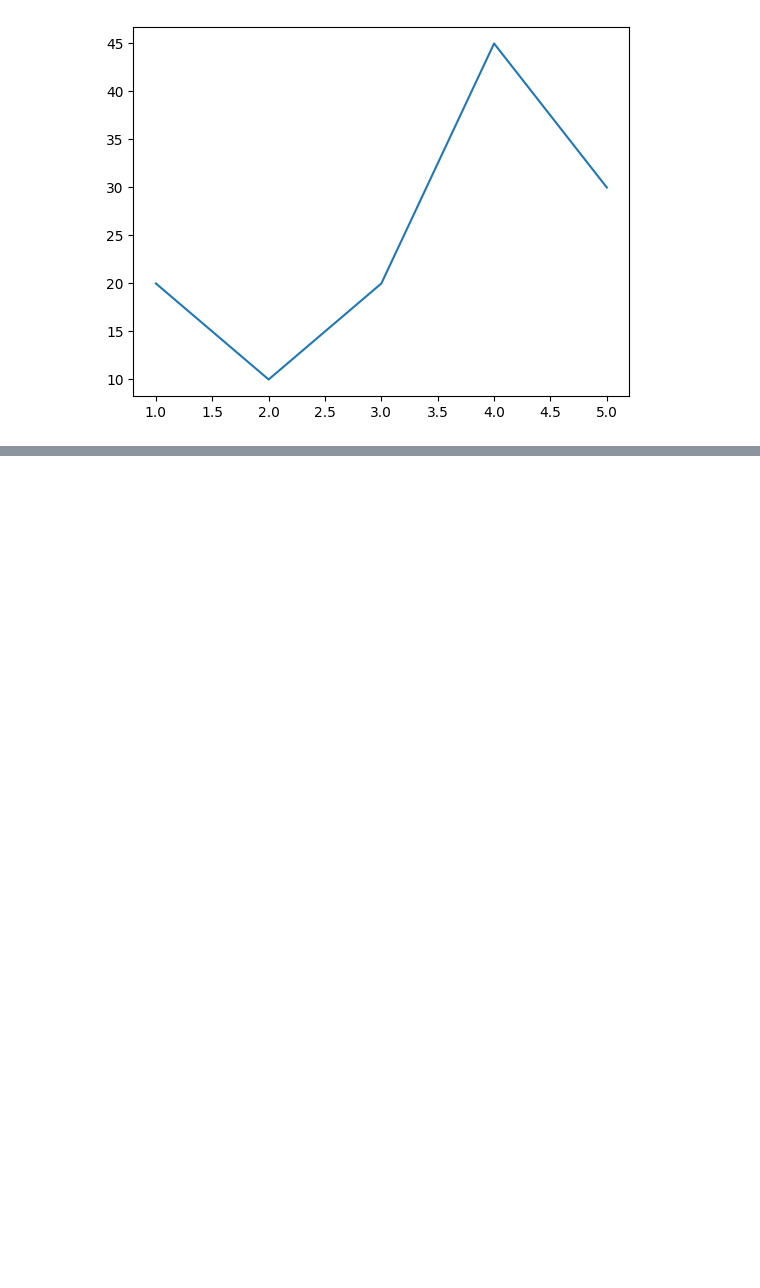
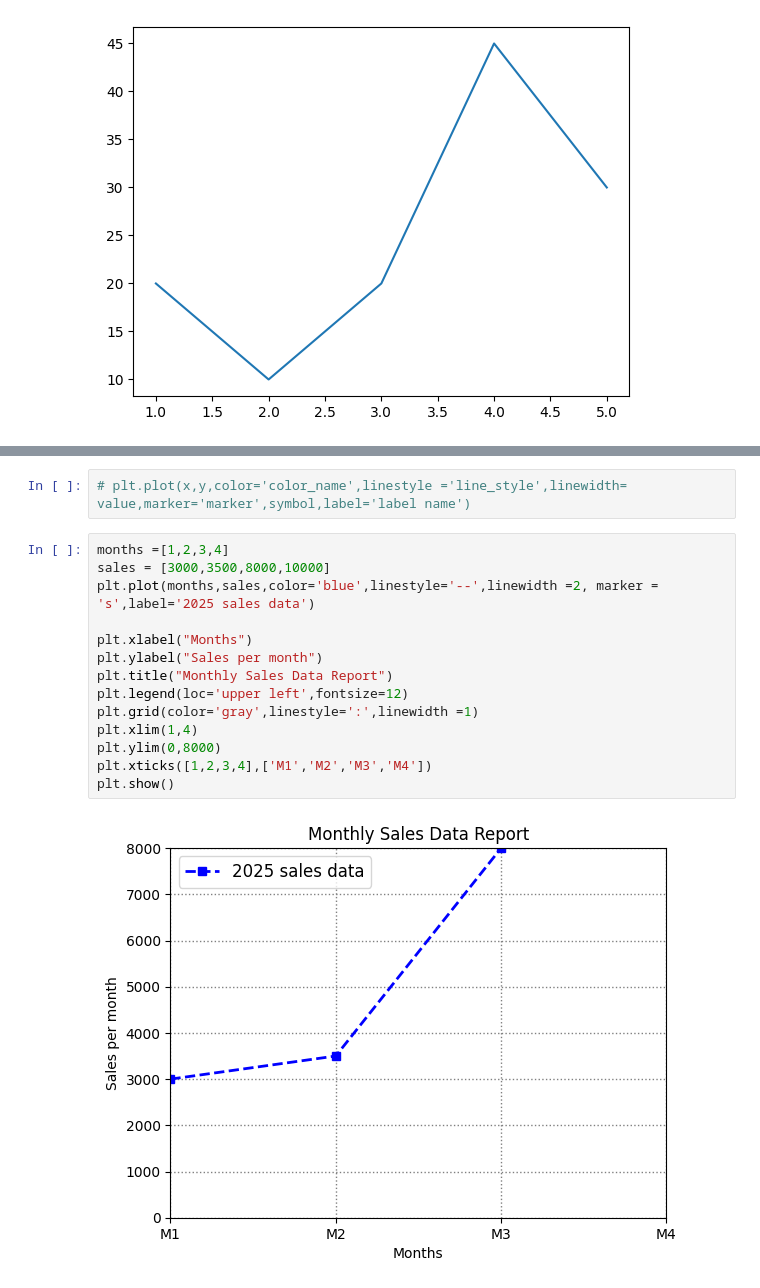
Before and after one commit to chandrahashkumar/OOP, a Jupyter notebook: Matplotlib/01.ipynb, the cells around one changed output, grey strips where cells are left out. Drawn from its saved outputs; the diff is of its cells as text; blank space fills up the shorter version.

```diff
--- a/Matplotlib/01.ipynb
+++ b/Matplotlib/01.ipynb
@@ -8,0 +20,18 @@ plt.show()
+# %%
+# plt.plot(x,y,color='color_name',linestyle ='line_style',linewidth= value,marker='marker',symbol,label='label name')
+# %%
+months =[1,2,3,4]
+sales = [3000,3500,8000,10000]
+plt.plot(months,sales,color='blue',linestyle='--',linewidth =2, marker = 's',label='2025 sales data')
+
+plt.xlabel("Months")
+plt.ylabel("Sales per month")
+plt.title("Monthly Sales Data Report")
+plt.legend(loc='upper left',fontsize=12)
+plt.grid(color='gray',linestyle=':',linewidth =1)
+plt.xlim(1,4)
+plt.ylim(0,8000)
+plt.xticks([1,2,3,4],['M1','M2','M3','M4'])
+plt.show()
+# %% [output]
+[figure, added]
```
Also changed, not shown: parts of 7 cells of this notebook.
